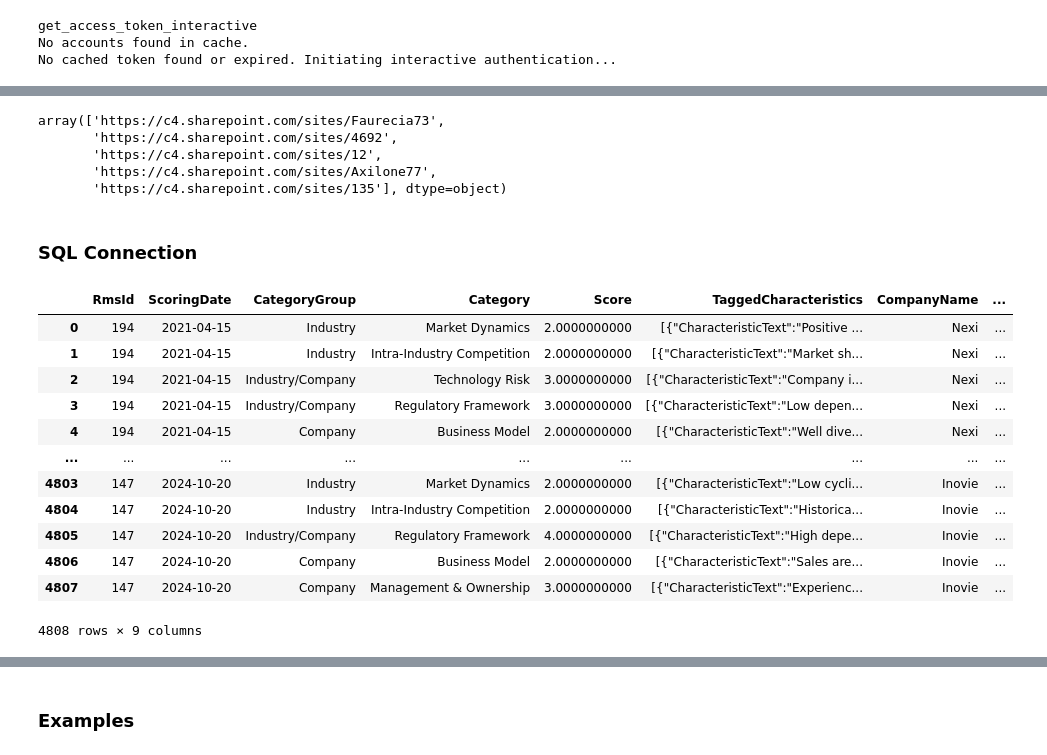
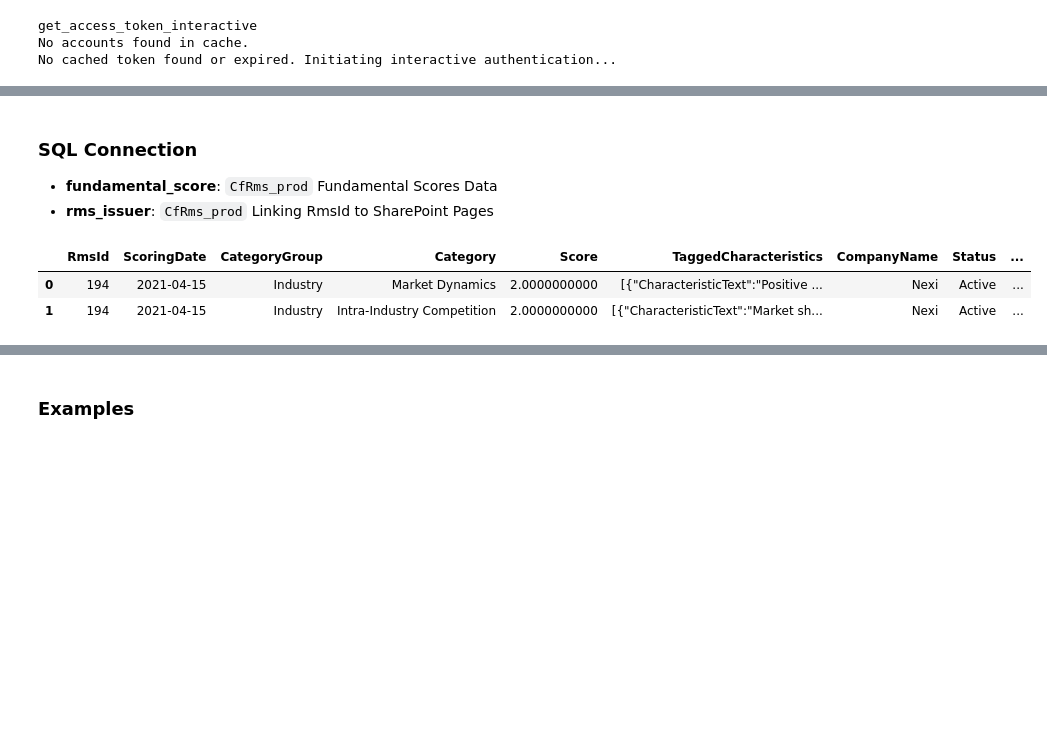
Before and after one commit to pierrehogenhaug/mester, a Jupyter notebook: testings.ipynb, the cells around one changed output, grey strips where cells are left out. Drawn from its saved outputs; the diff is of its cells as text; code cells hidden in the pictures; blank space fills up the shorter version.

```diff
--- a/testings.ipynb
+++ b/testings.ipynb
@@ -298,20 +314,7 @@ for index, row in sp_data_unique_10.iterrows():
-# %%
-unique_site_urls = sp_data_10["EB_SPWebUrl"].dropna().unique()
-unique_site_urls
-# Apply the function to each row in the dataframe to create the 'page_content' column
-# sp_data['page_content'] = sp_data.apply(get_page_content_for_row, axis=1)
-# sp_data['page_content'].values
-
-# target_file_name = "Final Offerings 2019"
-# sp_data.apply(lambda row: download_specific_files_for_row(row, target_file_name), axis=1)
-# %% [output]
-array(['https://c4.sharepoint.com/sites/Faurecia73',
-       'https://c4.sharepoint.com/sites/4692',
-       'https://c4.sharepoint.com/sites/12',
-       'https://c4.sharepoint.com/sites/Axilone77',
-       'https://c4.sharepoint.com/sites/135'], dtype=object)
-# %% [markdown]
-### SQL Connection
+# %% [markdown]
+### SQL Connection
+- **fundamental_score**: `CfRms_prod` Fundamental Scores Data
+- **rms_issuer**: `CfRms_prod` Linking RmsId to SharePoint Pages
 # %%
 from capfourpy.databases import Database
 
@@ -348,47 +351,37 @@ WITH tbl1 AS(
 )
 SELECT * FROM tbl1 WHERE TaggedCharacteristics IS NOT NULL
 """
 
 sql_query_rms_issuer = """
 SELECT *
 FROM [CfRms_prod].[Core].[RmsIssuer]
 WHERE SharePointLink IS NOT NULL
 """
 
 # Define dataframes from sql queries
 fundamental_score = db.read_sql(sql_query_fundamental_score)
 rms_issuer = db.read_sql(sql_query_rms_issuer)
 
 # Keep only relevant columns
 columns_to_remove_fundamental_score = ['ScoringId', 'ScoringType', 'Text']
 columns_to_remove_rms_issuer = ['PrimaryAnalystId', 'SecondaryAnalystId', 'ResearchTeam',
        'CompanyDescription', 'BondTicker',
        'OperatingCountryIso', 'Industry', 'Sponsor', 'MajorityOwnership',
        'MinorityOwnership', 'WhyInvested', 'CreditPositives',
-       'CreditNegatives', 'CreditView', 'BookType', 'Status',
+       'CreditNegatives', 'CreditView', 'BookType',
        'UpdateUser', 'SharePointExcelModel', 'SharePointSiteName',
        'SharePointProvisioningStatus', 'SubIndustry',
-       'SharePointProvisioningMessage']
+       'SharePointProvisioningMessage'] # 'Status',
 
 fundamental_score = fundamental_score.drop(columns=columns_to_remove_fundamental_score)
 rms_issuer = rms_issuer.drop(columns=columns_to_remove_rms_issuer)
 
 # Get a DataFrame with only names that have Fundamental Score
 rms_with_fundamental_score = fundamental_score.merge(rms_issuer, on='RmsId', how='left')
 rms_with_fundamental_score["SharePointLinkTruncated"] = rms_with_fundamental_score["SharePointLink"].apply(lambda x: x[:-1] if str(x).endswith('/') else x)
-rms_with_fundamental_score
+rms_with_fundamental_score.head(2)
 # %% [output]
-|  | RmsId | ScoringDate | CategoryGroup | Category | Score | TaggedCharacteristics | CompanyName | ... |
-| 0 | 194 | 2021-04-15 | Industry | Market Dynamics | 2.0000000000 | [{"CharacteristicText":"Positive ... | Nexi | ... |
-| 1 | 194 | 2021-04-15 | Industry | Intra-Industry Competition | 2.0000000000 | [{"CharacteristicText":"Market sh... | Nexi | ... |
-| 2 | 194 | 2021-04-15 | Industry/Company | Technology Risk | 3.0000000000 | [{"CharacteristicText":"Company i... | Nexi | ... |
-| 3 | 194 | 2021-04-15 | Industry/Company | Regulatory Framework | 3.0000000000 | [{"CharacteristicText":"Low depen... | Nexi | ... |
-| 4 | 194 | 2021-04-15 | Company | Business Model | 2.0000000000 | [{"CharacteristicText":"Well dive... | Nexi | ... |
-| ... | ... | ... | ... | ... | ... | ... | ... | ... |
-| 4803 | 147 | 2024-10-20 | Industry | Market Dynamics | 2.0000000000 | [{"CharacteristicText":"Low cycli... | Inovie | ... |
-| 4804 | 147 | 2024-10-20 | Industry | Intra-Industry Competition | 2.0000000000 | [{"CharacteristicText":"Historica... | Inovie | ... |
-| 4805 | 147 | 2024-10-20 | Industry/Company | Regulatory Framework | 4.0000000000 | [{"CharacteristicText":"High depe... | Inovie | ... |
-| 4806 | 147 | 2024-10-20 | Company | Business Model | 2.0000000000 | [{"CharacteristicText":"Sales are... | Inovie | ... |
-| 4807 | 147 | 2024-10-20 | Company | Management & Ownership | 3.0000000000 | [{"CharacteristicText":"Experienc... | Inovie | ... |
+|  | RmsId | ScoringDate | CategoryGroup | Category | Score | TaggedCharacteristics | CompanyName | Status | ... |
+| 0 | 194 | 2021-04-15 | Industry | Market Dynamics | 2.0000000000 | [{"CharacteristicText":"Positive ... | Nexi | Active | ... |
+| 1 | 194 | 2021-04-15 | Industry | Intra-Industry Competition | 2.0000000000 | [{"CharacteristicText":"Market sh... | Nexi | Active | ... |
-4808 rows × 9 columns
 # %%
```
Also changed, not shown: parts of 9 cells of this notebook.
